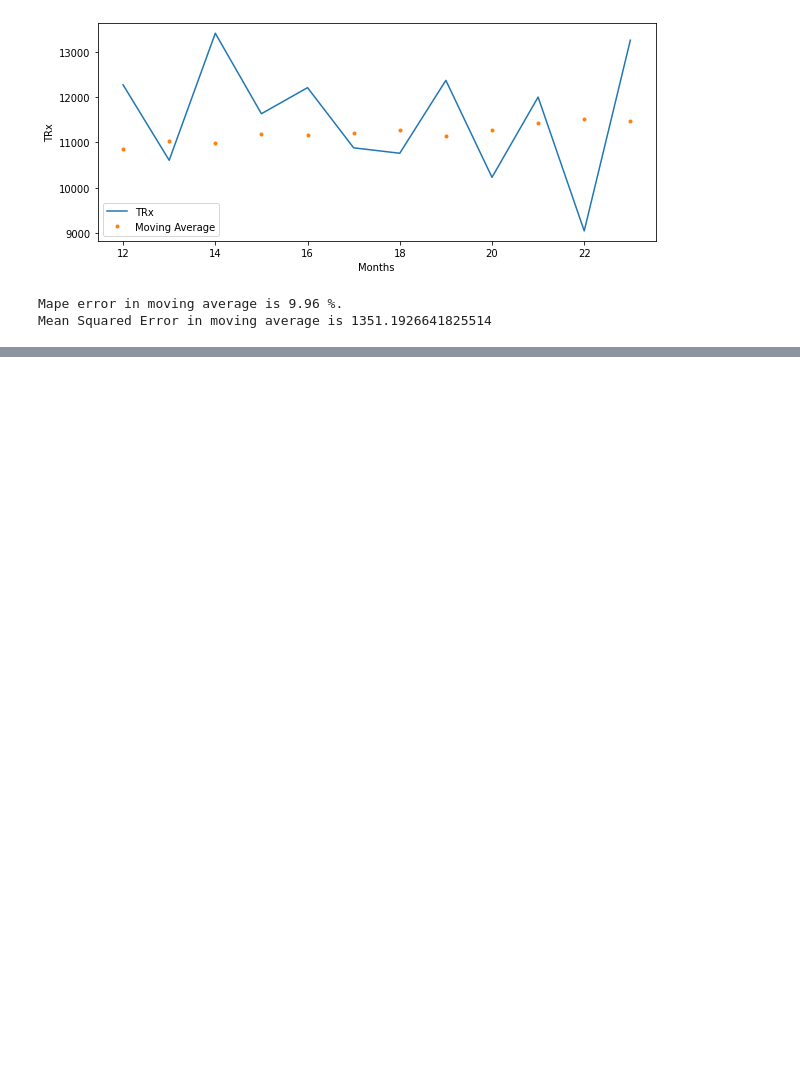
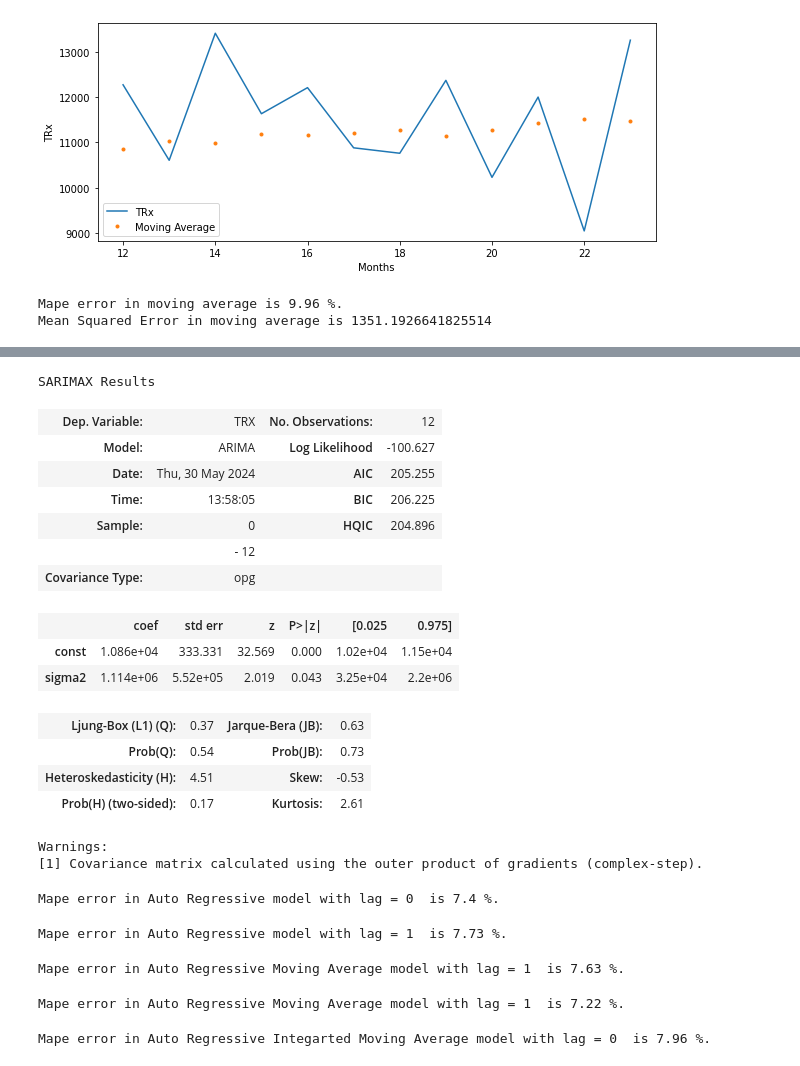
Before and after one commit to Amoghm123/pharmatest, a Jupyter notebook: Untitled.ipynb, the cells around one changed output, grey strips where cells are left out. Drawn from its saved outputs; the diff is of its cells as text; code cells hidden in the pictures; blank space fills up the shorter version.

Commit message:
auto save by knights-watch

```diff
--- a/Untitled.ipynb
+++ b/Untitled.ipynb
@@ -256,0 +309,64 @@ Mean Squared Error in moving average is 1351.1926641825514
+# %%
+from statsmodels.tsa.arima.model import ARIMA
+arima_model_1 = ARIMA(final_dataset['TRX'][0:12], order=(0,0,0))
+ar_model_1 = arima_model_1.fit()
+ar_model_1.summary()
+# %% [output]
+SARIMAX Results
+| Dep. Variable: | TRX | No. Observations: | 12 |
+| Model: | ARIMA | Log Likelihood | -100.627 |
+| Date: | Thu, 30 May 2024 | AIC | 205.255 |
+| Time: | 13:58:05 | BIC | 206.225 |
+| Sample: | 0 | HQIC | 204.896 |
+|  | - 12 |  |  |
+| Covariance Type: | opg |  |  |
+|  | coef | std err | z | P>|z| | [0.025 | 0.975] |
+| const | 1.086e+04 | 333.331 | 32.569 | 0.000 | 1.02e+04 | 1.15e+04 |
+| sigma2 | 1.114e+06 | 5.52e+05 | 2.019 | 0.043 | 3.25e+04 | 2.2e+06 |
+| Ljung-Box (L1) (Q): | 0.37 | Jarque-Bera (JB): | 0.63 |
+| Prob(Q): | 0.54 | Prob(JB): | 0.73 |
+| Heteroskedasticity (H): | 4.51 | Skew: | -0.53 |
+| Prob(H) (two-sided): | 0.17 | Kurtosis: | 2.61 |
+Warnings:
+[1] Covariance matrix calculated using the outer product of gradients (complex-step).
+# %%
+forecast_ar_1 = ar_model_1.predict(12,19)
+mape_ar_1 = get_mape(final_dataset['TRX'][12:19], forecast_ar_1)
+print('Mape error in Auto Regressive model with lag = 0  is', mape_ar_1 , '%.')
+# %% [output]
+Mape error in Auto Regressive model with lag = 0  is 7.4 %.
+# %%
+arima_model_2 = ARIMA(final_dataset['TRX'][0:12], order=(1,0,0))
+ar_model_2 = arima_model_2.fit()
+forecast_ar_2 = ar_model_2.predict(12,19)
+mape_ar_2 = get_mape(final_dataset['TRX'][12:19], forecast_ar_2)
+print('Mape error in Auto Regressive model with lag = 1  is', mape_ar_2 , '%.')
+# %% [output]
+Mape error in Auto Regressive model with lag = 1  is 7.73 %.
+# %%
+#ARMA where (p,d,q) where q = 1 , p=0
+arima_3 = ARIMA(final_dataset['TRX'][0:12], order=(0,0,1))
+ar_model_3 = arima_3.fit()
+forecast_arma_3 = ar_model_3.predict(12,18)
+mape_arma_3 = get_mape(final_dataset['TRX'][12:19], forecast_arma_3)
+print('Mape error in Auto Regressive Moving Average model with lag = 1  is', mape_arma_3 , '%.')
+# %% [output]
+Mape error in Auto Regressive Moving Average model with lag = 1  is 7.63 %.
+# %%
+#ARMA where (p,d,q) where q = 1 , p=1
+arima_4 = ARIMA(final_dataset['TRX'][0:12], order=(1,0,1))
+ar_model_4 = arima_4.fit()
+forecast_arma_4 = ar_model_4.predict(12,18)
+mape_arma_4 = get_mape(final_dataset['TRX'][12:19], forecast_arma_4)
+print('Mape error in Auto Regressive Moving Average model with lag = 1  is', mape_arma_4 , '%.')
+# %% [output]
+Mape error in Auto Regressive Moving Average model with lag = 1  is 7.22 %.
+# %%
+#ARIMA where (p,d,q) where q = 0 , p=0 , d=1
+arima_5 = ARIMA(final_dataset['TRX'][0:12], order=(0,1,0))
+ar_model_5 = arima_5.fit()
+forecast_arima = ar_model_5.predict(12,18)
+mape_arma_5 = get_mape(final_dataset['TRX'][12:19], forecast_arima)
+print('Mape error in Auto Regressive Integarted Moving Average model with lag = 0  is', mape_arma_5, '%.')
+# %% [output]
+Mape error in Auto Regressive Integarted Moving Average model with lag = 0  is 7.96 %.
```
Also changed, not shown: parts of 5 cells of this notebook.
